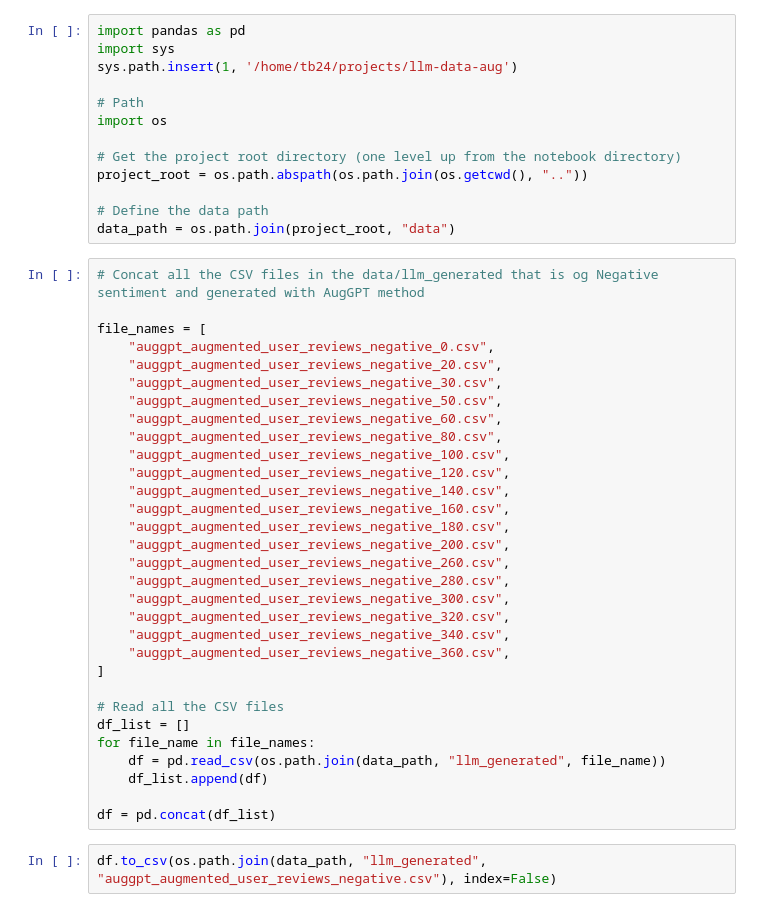
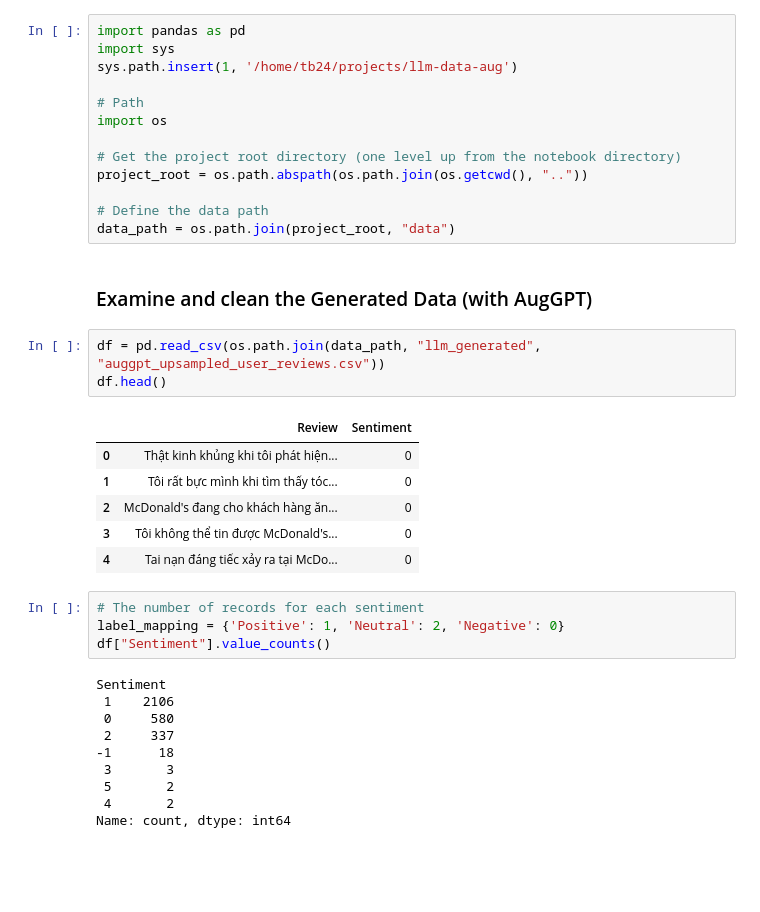
Before and after one commit to tranthanhbinh1/llm-data-aug, a Jupyter notebook: notebooks/llm_augmentation.ipynb, the cells around one changed output. Saved outputs shown, nothing was run; the diff lists cells and outputs as text; blank space fills up the shorter version.

```diff
--- a/notebooks/llm_augmentation.ipynb
+++ b/notebooks/llm_augmentation.ipynb
@@ -11,36 +11,29 @@ project_root = os.path.abspath(os.path.join(os.getcwd(), ".."))
 
 # Define the data path
 data_path = os.path.join(project_root, "data")
-# %%
-# Concat all the CSV files in the data/llm_generated that is og Negative sentiment and generated with AugGPT method
-
-file_names = [
-    "auggpt_augmented_user_reviews_negative_0.csv",
-    "auggpt_augmented_user_reviews_negative_20.csv",
-    "auggpt_augmented_user_reviews_negative_30.csv",
-    "auggpt_augmented_user_reviews_negative_50.csv",
-    "auggpt_augmented_user_reviews_negative_60.csv",
-    "auggpt_augmented_user_reviews_negative_80.csv",
-    "auggpt_augmented_user_reviews_negative_100.csv",
-    "auggpt_augmented_user_reviews_negative_120.csv",
-    "auggpt_augmented_user_reviews_negative_140.csv",
-    "auggpt_augmented_user_reviews_negative_160.csv",
-    "auggpt_augmented_user_reviews_negative_180.csv",
-    "auggpt_augmented_user_reviews_negative_200.csv",
-    "auggpt_augmented_user_reviews_negative_260.csv",
-    "auggpt_augmented_user_reviews_negative_280.csv",
-    "auggpt_augmented_user_reviews_negative_300.csv",
-    "auggpt_augmented_user_reviews_negative_320.csv",
-    "auggpt_augmented_user_reviews_negative_340.csv",
-    "auggpt_augmented_user_reviews_negative_360.csv",
-]
-
-# Read all the CSV files
-df_list = []
-for file_name in file_names:
-    df = pd.read_csv(os.path.join(data_path, "llm_generated", file_name))
-    df_list.append(df)
-
-df = pd.concat(df_list)
+# %% [markdown]
+### Examine and clean the Generated Data (with AugGPT)
 # %%
-df.to_csv(os.path.join(data_path, "llm_generated", "auggpt_augmented_user_reviews_negative.csv"), index=False)
+df = pd.read_csv(os.path.join(data_path, "llm_generated", "auggpt_upsampled_user_reviews.csv"))
+df.head()
+# %% [output]
+|  | Review | Sentiment |
+| 0 | Thật kinh khủng khi tôi phát hiện... | 0 |
+| 1 | Tôi rất bực mình khi tìm thấy tóc... | 0 |
+| 2 | McDonald's đang cho khách hàng ăn... | 0 |
+| 3 | Tôi không thể tin được McDonald's... | 0 |
+| 4 | Tai nạn đáng tiếc xảy ra tại McDo... | 0 |
+# %%
+# The number of records for each sentiment
+label_mapping = {'Positive': 1, 'Neutral': 2, 'Negative': 0}
+df["Sentiment"].value_counts()
+# %% [output]
+Sentiment
+ 1    2106
+ 0     580
+ 2     337
+-1      18
+ 3       3
+ 5       2
+ 4       2
+Name: count, dtype: int64
```
Also changed, not shown: parts of 2 cells of this notebook, 3 other files.
